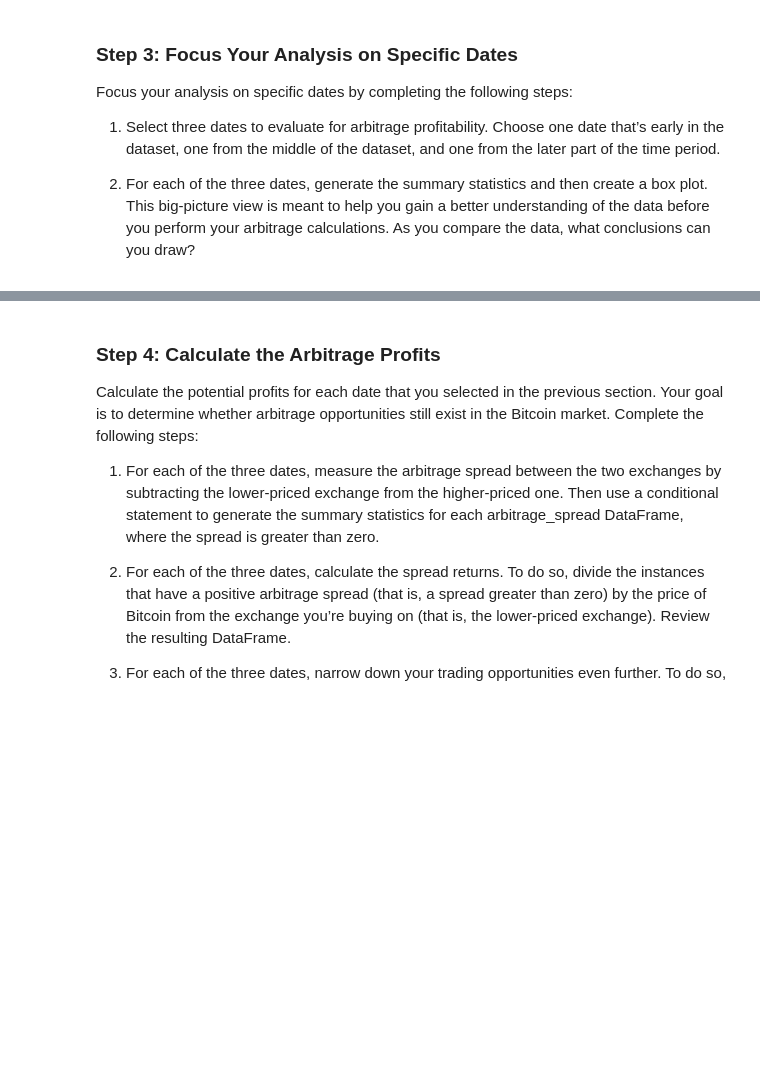
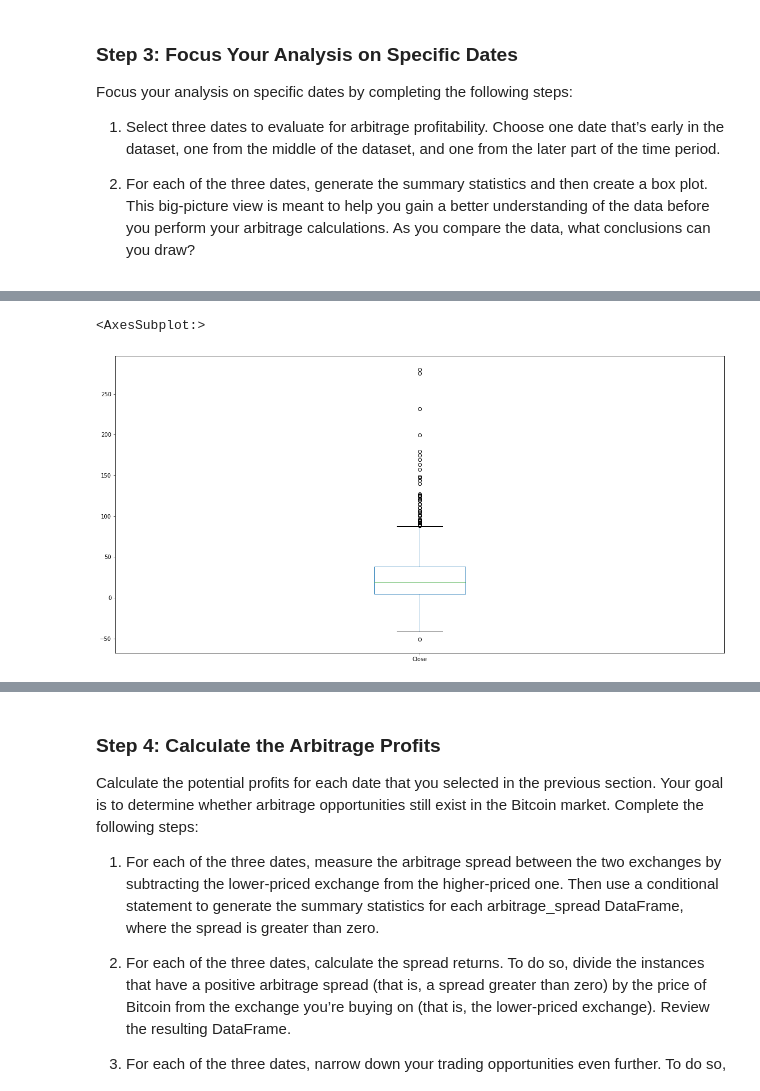
Before and after one commit to billybishop21/bitcoin_arbitrage, a Jupyter notebook: crypto_arbitrage.ipynb, the cells around one changed output, grey strips where cells are left out. Cells and saved outputs as stored; diff of their text form; code cells hidden in the pictures; blank space fills up the shorter version.

```diff
--- a/crypto_arbitrage.ipynb
+++ b/crypto_arbitrage.ipynb
@@ -430,7 +455,7 @@ arbitrage_spread_early = # YOUR CODE HERE
 # %%
 # Using the date in the middle that you have selected, calculate the arbitrage spread
 # by subtracting the bitstamp lower closing prices from the coinbase higher closing prices
-arbitrage_spread_middle = # YOUR CODE HERE
+arbitrage_spread_middle = bitstamp_sliced_feb_6_2018 - coinbase_sliced_feb_6_2018
 
 # Generate summary statistics
-# YOUR CODE HERE
+arbitrage_spread_middle.describe()
@@ -437,6 +472,9 @@ arbitrage_spread_middle = # YOUR CODE HERE
 # %%
 # Visualize the arbitrage spread from the middle of the dataset in a box plot
-# YOUR CODE HERE
+arbitrage_spread_middle.plot(kind="box", figsize=(20,10))
+# %% [output]
+<AxesSubplot:>
+[figure, added]
 # %%
 # Create an overlay plot that visualizes the two dataframes over a period of one day from late in the dataset.
 # Be sure that the plots include the parameters `legend`, `figsize`, `title`, `color` and `label`
```
Also changed, not shown: parts of 8 cells of this notebook.
